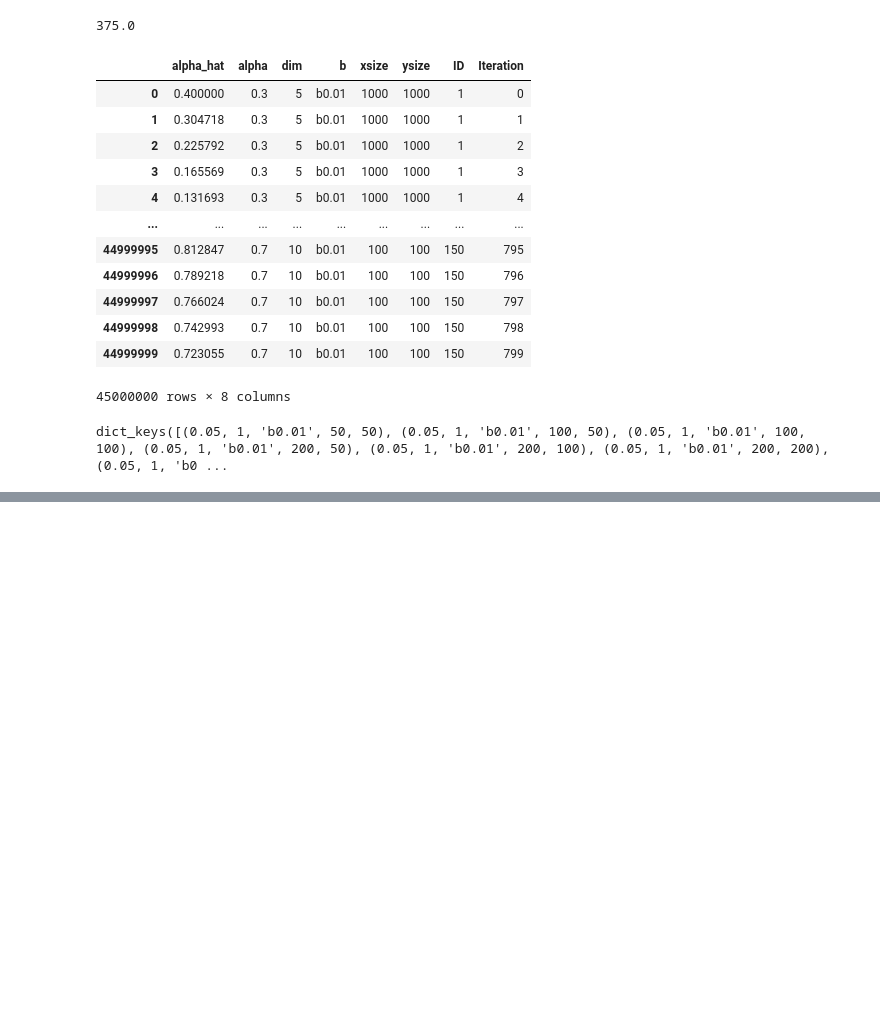
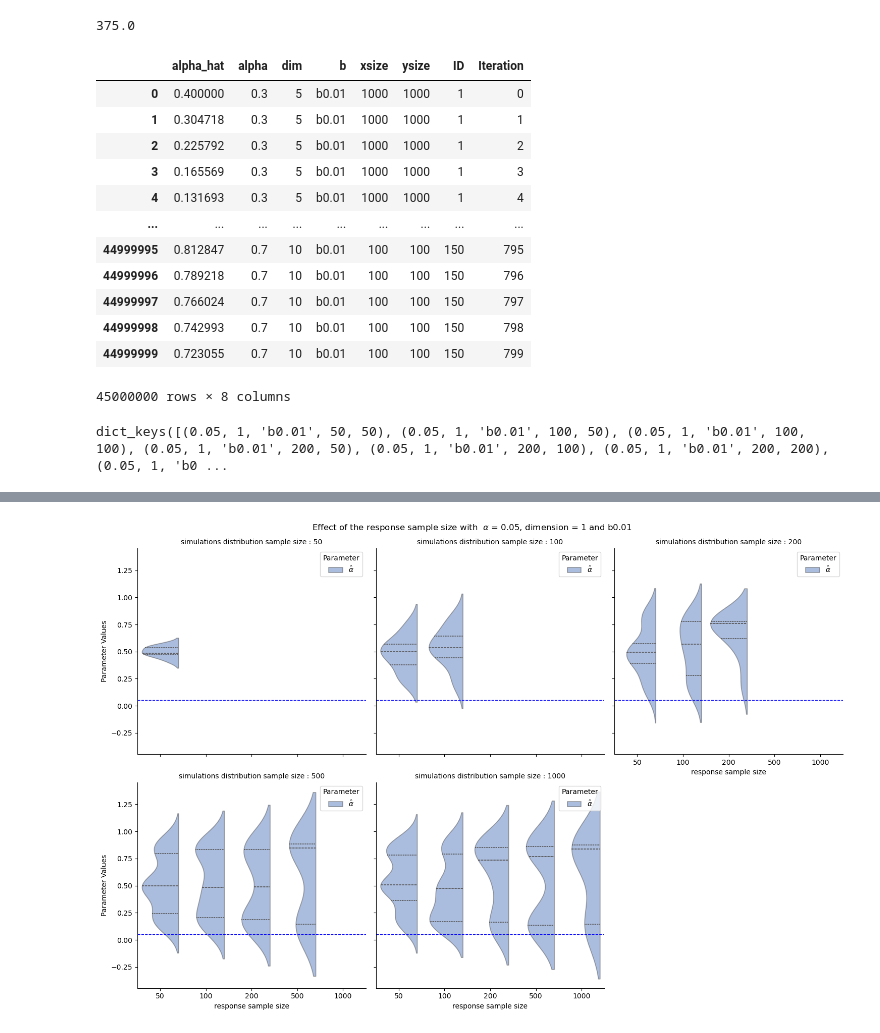
Before and after one commit to GiantDwarf42/master_thesis2, a Jupyter notebook: Logistic_Data_Analysis_server.ipynb, the cells around one changed output, grey strips where cells are left out. Cells and saved outputs as stored; diff of their text form; code cells hidden in the pictures; blank space fills up the shorter version.

Commit message:
got the charts to work for the logistic case

```diff
--- a/Logistic_Data_Analysis_server.ipynb
+++ b/Logistic_Data_Analysis_server.ipynb
@@ -558,4 +202,0 @@ Index(['mu_hat', 'sigma_hat', 'mu_hat_MLE', 'sigma_hat_MLE', 'mu', 'sigma',
-# %%
-number_iterations = 1500
-df = pd.concat([df, pd.DataFrame.from_dict({"Iteration": np.tile(np.arange(number_iterations),int(df.shape[0]/number_iterations))})], axis=1)
-df
@@ -576,3 +202,0 @@ df
-# %%
-param_combinations = df.groupby(["mu", "sigma", "b", "xsize", "ysize"]).groups.keys()
-param_combinations
@@ -750,10 +202,0 @@ saving_path_sample_size_effect = r"G:\My Drive\Studium\UNIGE_Master\Thesis\Maste
-# %%
-# getting the individual parameter combination sub dataframes
-
-df_last_150_aggregated_index_reset = df_last_150_aggregated.reset_index()
-
-
-# Get the unique combinations of the multi-index levels
-
-param_combinations = df_last_150_aggregated_index_reset.groupby(["mu", "sigma", "b"]).groups.keys()
-param_combinations
@@ -844,0 +259,3 @@ created and saved 12 figures
+# %%
+param_combinations = df_last_150_aggregated_index_reset.groupby(["alpha", "dim", "b"]).groups.keys()
+param_combinations
@@ -844,0 +283,71 @@ created and saved 12 figures
+# %%
+# ### Y sample size effect
+
+# %%
+# go through the different simulation runs => 180
+counter = 0
+# Iterate through each combination of index levels
+for alpha, dim, b in param_combinations:
+
+	simulations_df = df_last_150_aggregated_index_reset[(df_last_150_aggregated_index_reset["alpha"]==alpha)
+						     & (df_last_150_aggregated_index_reset["dim"]==dim)
+						     & (df_last_150_aggregated_index_reset["b"]==b)]
+
+	# Reset the multi-index and flatten the columns
+	simulations_df = simulations_df.reset_index()
+	simulations_df.columns = ['_'.join(filter(None, col)).strip() for col in simulations_df.columns.values]
+
+	# # Melt the DataFrame to long format for easier plotting with seaborn
+	df_long = pd.melt(simulations_df, id_vars=['ysize', 'xsize'], value_vars=['alpha_hat_mean'],
+			var_name='Type', value_name='Mean')
+
+	# Create a FacetGrid for separate violin plots by xsize
+	g = sns.FacetGrid(df_long, col="xsize", col_wrap=3, sharey=True, height=5, aspect=1)
+
+	# Map the violinplot to the FacetGrid
+	g.map_dataframe(sns.violinplot, x='ysize', y='Mean', hue='Type', split=True, inner='quartile', palette='muted', alpha=0.5)
+
+	# Add horizontal lines to each subplot
+	for ax in g.axes.flat:
+		ax.axhline(y=alpha, color='blue', linestyle='--', linewidth=1)
+
+
+	# Get handles and labels from the first axis
+	handles, labels = g.axes.flat[0].get_legend_handles_labels()
+
+	# Replace old labels with LaTeX formatted ones
+
+
+	new_labels = [r'$\hat{\alpha}$'for label in labels]
+
+	# Manually add the new legend
+	# Create a new legend with the handles and updated labels
+	for ax in g.axes.flat:
+		ax.legend(handles=handles, labels=new_labels, title='Parameter')
+
+	# Set titles and axis labels
+	g.set_axis_labels('response sample size', 'Parameter Values')
+	g.set_titles(col_template='simulations distribution sample size : {col_name}')
+
+	# Adjust the main title
+	plt.subplots_adjust(top=0.93)
+
+	alpha_latex = r"$\alpha$"
+
+	g.figure.suptitle(f'Effect of the response sample size with  {alpha_latex} = {alpha}, dimension = {dim} and {b}')
+
+	file_name = f"alpha{alpha}_dim{dim}_{b}_yeffect"
+
+	#plt.savefig(f"{saving_path_sample_size_effect}/{file_name}.png")
+	plt.show()
+
+	plt.close()
+
+	counter += 1
+
+	print(f"created and saved {counter} figures")
+
+	if counter == 1:
+		break
+# %% [output]
+[figure, added]
```
Also changed, not shown: parts of 57 cells of this notebook.
